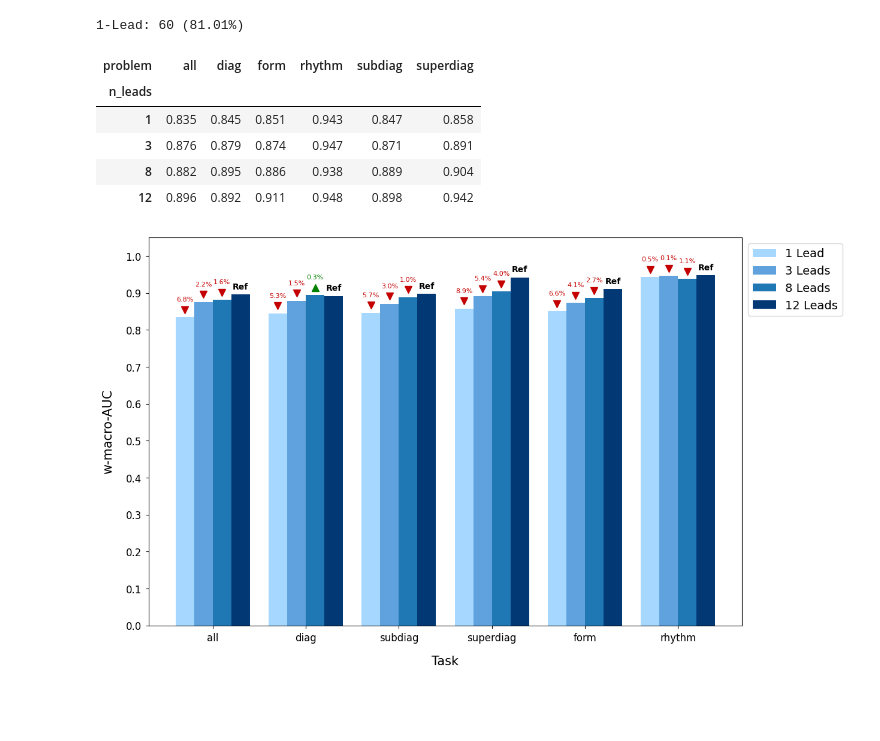
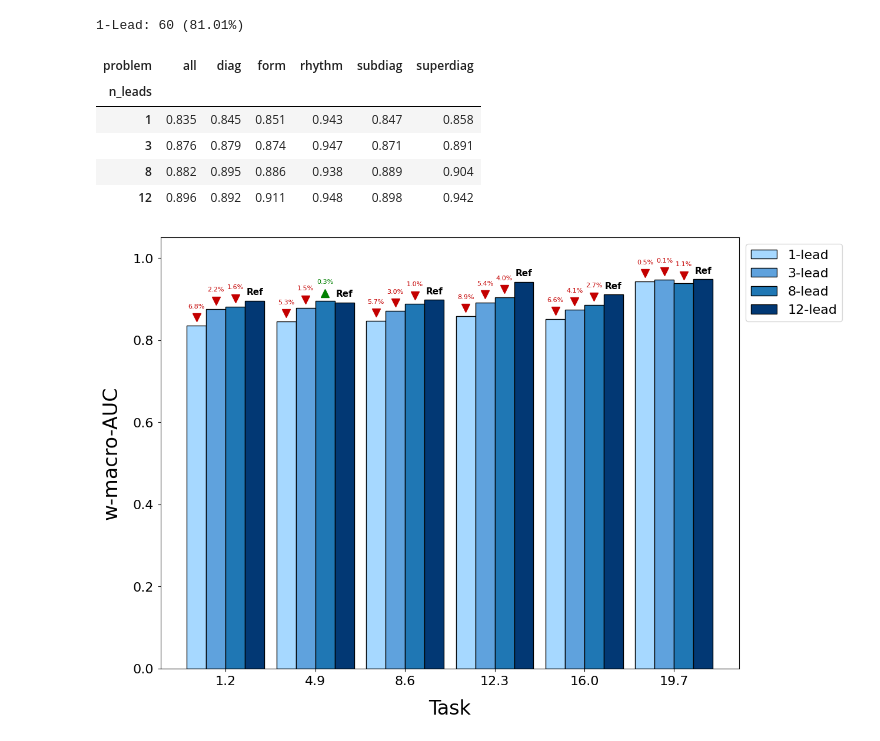
Before and after one commit to adofersan/xai-ecg-diagnosis, a Jupyter notebook: src/tables_and_figures.ipynb, the cells around one changed output. Drawn from its saved outputs; the diff is of its cells as text; code cells hidden in the pictures; blank space fills up the shorter version.

```diff
--- a/src/tables_and_figures.ipynb
+++ b/src/tables_and_figures.ipynb
@@ -43,7 +43,7 @@ pd.options.display.float_format = "{:.3f}".format
 plt.style.use('tableau-colorblind10')
 plt.rcParams.update({
     'axes.titlesize': 22,
-    'axes.labelsize': 15,
+    'axes.labelsize': 18,
     'axes.labelpad': 14,
     'xtick.labelsize': 12,
     'xtick.major.pad': 5,
@@ -164,6 +164,8 @@ method_featnum = {
     "ReleaseYear": [2022, 2021, 2005, 1980],
 }
 # %%
+
+
 df_method_featnum = pd.DataFrame(method_featnum)
 df_method_featnum["Method"] = df_method_featnum.apply(
     lambda row: (
@@ -190,6 +192,9 @@ for i, bar in enumerate(ax.patches):
     if i >= 2:
         bar.set_edgecolor("#d10000")
         bar.set_linewidth(3)
+    else:
+        bar.set_edgecolor("black")
+        bar.set_linewidth(1.5)
 
 plt.xlabel("Method (Year of Release)")
 plt.ylabel("Number of Features")
@@ -1341,11 +1443,11 @@ display(styled_pivot_table)
 # Prepare data for bar chart plotting
 problems = df["problem"].unique()
 n_leads = [1, 3, 8, 12]
-bar_width = 0.5
+bar_width = 0.8
 index = np.arange(len(problems)) * (len(n_leads) * bar_width + 0.5)  # Increase the spacing factor here
 
 # Create subplots for bar chart
-fig, ax = plt.subplots(figsize=(15, 8))
+fig, ax = plt.subplots(figsize=(15, 9))
 
 # Define specific hex colors for the gradient
 colors = list(reversed(["#023874", "#1f77b4", "#5fa2dd", "#a6d8ff"]))
@@ -1362,8 +1464,10 @@ for i, leads in enumerate(n_leads):
         for problem in problems
     ]
     label_suffix = "Lead" if leads == 1 else "Leads"
+    label_suffix = "lead"
     bars = ax.bar(
-        index + i * bar_width, means, bar_width, label=f"{leads} {label_suffix}", color=colors[i]
+        index + i * bar_width, means, bar_width, label=f"{leads}-{label_suffix}",
+          color=colors[i], linewidth=1.0, edgecolor="black"
     )
 
     # Add triangles and labels between bars
@@ -1402,42 +1506,42 @@ for i, leads in enumerate(n_leads):
                     - 0.02,  # Add more space between the triangle and the label
                     color=color,
                     marker=marker,
-                    markersize=8,
+                    markersize=10,
 
                 )
     else:  # Add "Ref" label on top of the 12-lead bar
         for j, bar in enumerate(bars):
             ax.text(
                 bar.get_x() + bar.get_width() / 2,
                 bar.get_height() + 0.01,  # Position the label slightly above the bar
                 "Ref",
                 ha="center",
                 va="bottom",
-                fontsize=10,
+                fontsize=11,
                 color="black",
                 fontweight="bold",
             )
 
 # Customize the bar chart
-ax.set_xlabel("Task")
-ax.set_ylabel("w-macro-AUC")
+ax.set_xlabel("Task", fontsize=24)
+ax.set_ylabel("w-macro-AUC", fontsize=24)
 ax.set_ylim(0, 1.05)
-ax.set_yticks(np.arange(0, 1.1, 0.1))
+ax.set_yticks(np.arange(0, 1.1, 0.2))
 ax.set_xticks(index + bar_width * 1.5)
-ax.set_xticklabels(problems)
-ax.legend(loc="upper left", bbox_to_anchor=(1, 1), ncol=1)
+ax.tick_params(axis='both', which='major', labelsize=16)
+ax.legend(loc="upper left", bbox_to_anchor=(1, 1), ncol=1, fontsize=16)
 
 plt.tight_layout(pad=3.0)
 
 # Add extra space on the left when saving the plot
 plt.subplots_adjust(left=0.2)  # Adjust the left margin
 plt.savefig("../img/reduced-leads.png", dpi=300, bbox_inches="tight")
 plt.show()
 # %% [output]
 | problem | all | diag | form | rhythm | subdiag | superdiag |
 | n_leads |  |  |  |  |  |  |
 | 1 | 0.835 | 0.845 | 0.851 | 0.943 | 0.847 | 0.858 |
 | 3 | 0.876 | 0.879 | 0.874 | 0.947 | 0.871 | 0.891 |
 | 8 | 0.882 | 0.895 | 0.886 | 0.938 | 0.889 | 0.904 |
 | 12 | 0.896 | 0.892 | 0.911 | 0.948 | 0.898 | 0.942 |
-[figure, old version]
+[figure, new version]
```
Also changed, not shown: parts of 15 cells of this notebook.
